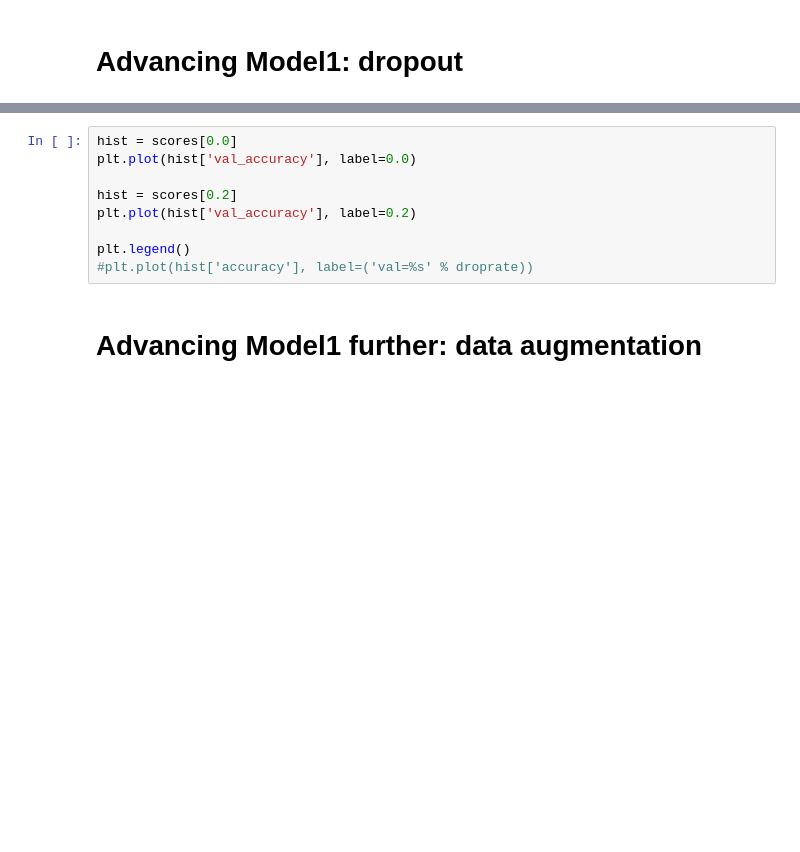
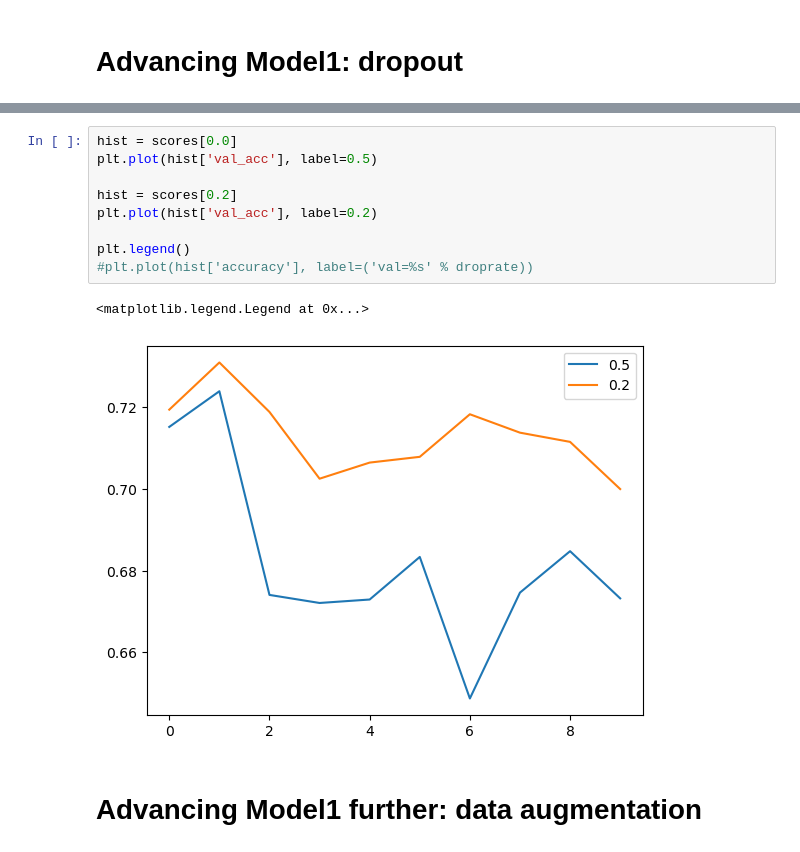
Before and after one commit to triasteran/Machine-Learning-Zoomcamp-2023, a Jupyter notebook: CapstoneProject1/notebook.ipynb, the cells around one changed output, grey strips where cells are left out. Saved outputs shown, nothing was run; the diff lists cells and outputs as text; blank space fills up the shorter version.

```diff
--- a/CapstoneProject1/notebook.ipynb
+++ b/CapstoneProject1/notebook.ipynb
@@ -412,12 +395,15 @@ plt.legend()
 # %%
 hist = scores[0.0]
-plt.plot(hist['val_accuracy'], label=0.0)
+plt.plot(hist['val_acc'], label=0.5)
 
 hist = scores[0.2]
-plt.plot(hist['val_accuracy'], label=0.2)
+plt.plot(hist['val_acc'], label=0.2)
 
 plt.legend()
 #plt.plot(hist['accuracy'], label=('val=%s' % droprate))
+# %% [output]
+<matplotlib.legend.Legend at 0x...>
+[figure, added]
 # %% [markdown]
 # Advancing Model1 further: data augmentation
 # %%
```
Also changed, not shown: parts of 78 cells of this notebook, 7 other files.
